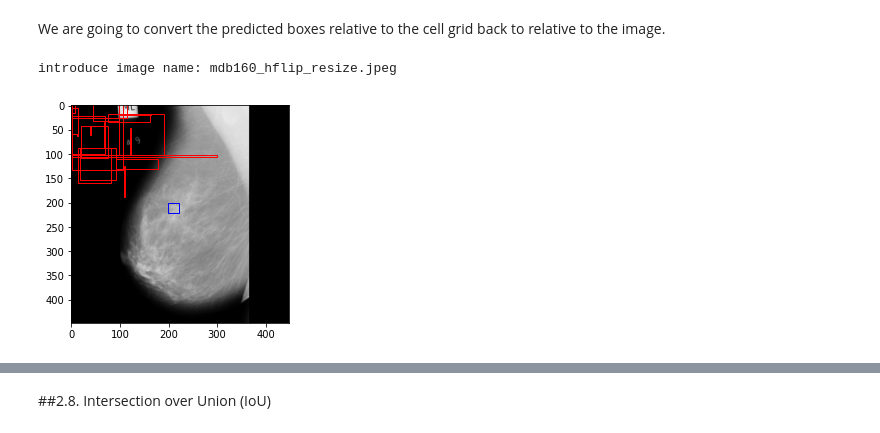
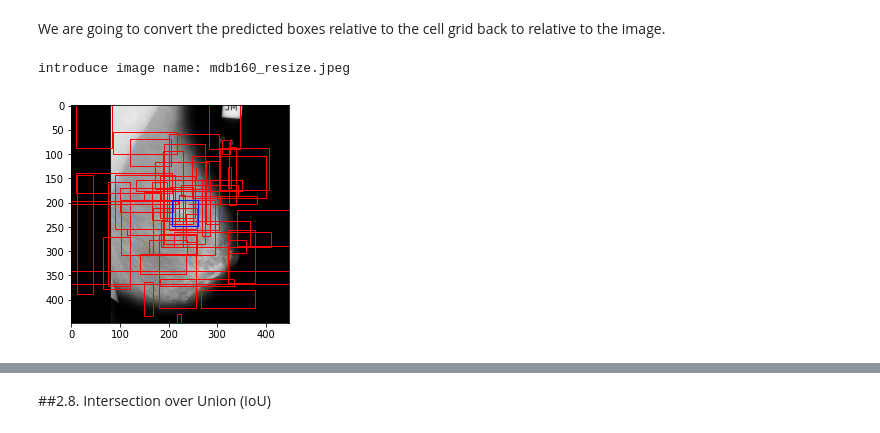
Before and after one commit to cfont03/Anomaly-breast-cancer-detection, a Jupyter notebook: train/2. YOLO.ipynb, the cells around one changed output, grey strips where cells are left out. Drawn from its saved outputs; the diff is of its cells as text; code cells hidden in the pictures.

```diff
--- a/train/2. YOLO.ipynb
+++ b/train/2. YOLO.ipynb
@@ -658,5 +672,5 @@ train_images = train_images/255 # normalize images
 # %%
 optimizer = Adam(learning_rate = 1e-5)
 model_yolo.compile(loss=yolo_sse, optimizer=optimizer, run_eagerly=True)
-model_hist = model_yolo.fit([train_images, cell_list], cell_list, epochs = 30) # cell list is y_true
+model_hist = model_yolo.fit([train_images, cell_list], cell_list, epochs = 50) # cell list is y_true
 # %% [output]
@@ -743,16 +757,16 @@ def cell_to_img(y_pred, S = 7, B = 1, C = 1):
   #t = np.array(( y - h/2) * h_img, dtype = int)
   #b = np.array(( y + h/2) * h_img, dtype = int)
 
-  l = np.array(x * w_img, dtype = int)
-  r = np.array(y * h_img, dtype = int)
+  l = np.array(x * w_img + 448/2, dtype = int) # recentre from 0 to 1/2 img size
+  r = np.array(y * h_img + 448/2, dtype = int)
   t = np.array(w * w_img, dtype = int)
   b = np.array(h * h_img, dtype = int)
 
 
-  #l[l < 0] = 0
+  #l[l < 0] = l[l < 0] + 448/2
   #r[r > w_img] = w_img - 1
-  #t[t < 0] = 0
-  #b[b > h_img] = h_img - 1
+  #t[t < 0] = t[t < 0] * -1
+  #b[b < 0] = b[b < 0] * -1
 
   y_pred_img = np.concatenate((l, r, t, b), axis = -1)
 
@@ -764,33 +776,37 @@ y_pred[0]
 # %%
 # plot image as example
 image = input("introduce image name: ")
 path = '/content/archive/all-mias/{:}'.format(image)
 img = cv2.imread(path)
 
 
 idx = (train_re1[train_re1['image path'].apply(lambda x : x == (Path(path)))].iloc[:,1].index)[0]
 
 
 # Create figure and axes
 fig, ax = plt.subplots()
 
 # Display the image
 ax.imshow(img)
 
 # Create a Rectangle patch
 i_ = idx
-rect = patches.Rectangle((img_list[i_][0][1], img_list[i_][0][2]), img_list[i_][0][3], img_list[i_][0][4], linewidth=1, edgecolor='b', facecolor='none')
+xmin = img_list[i_][0][1] - img_list[i_][0][3]/2
+ymin = img_list[i_][0][2] - img_list[i_][0][4]/2
+rect = patches.Rectangle((xmin, ymin), img_list[i_][0][3], img_list[i_][0][4], linewidth=1, edgecolor='b', facecolor='none')
 
-y_pred_img_ = y_pred_img.reshape(-1, S * S, 4)
+y_pred_img_ = K.reshape(y_pred_img, (-1, S * S, 4))
 
 for i in y_pred_img_[i_]:
-  rect_ = patches.Rectangle((i[0], i[1]), i[2], i[3], linewidth=1, edgecolor='r', facecolor='none')
+  xmin = i[0] - int(i[2]/2)
+  ymin = i[1] - int(i[3]/2)
+  rect_ = patches.Rectangle((xmin, ymin), i[2], i[3], linewidth=1, edgecolor='r', facecolor='none')
   ax.add_patch(rect_)
 
 # Add the patch to the Axes
 ax.add_patch(rect)
 
 plt.show()
 # %% [output]
-introduce image name: mdb160_hflip_resize.jpeg
+introduce image name: mdb160_resize.jpeg
-[figure, old version]
+[figure, new version]
```
Also changed, not shown: parts of 27 cells of this notebook.
